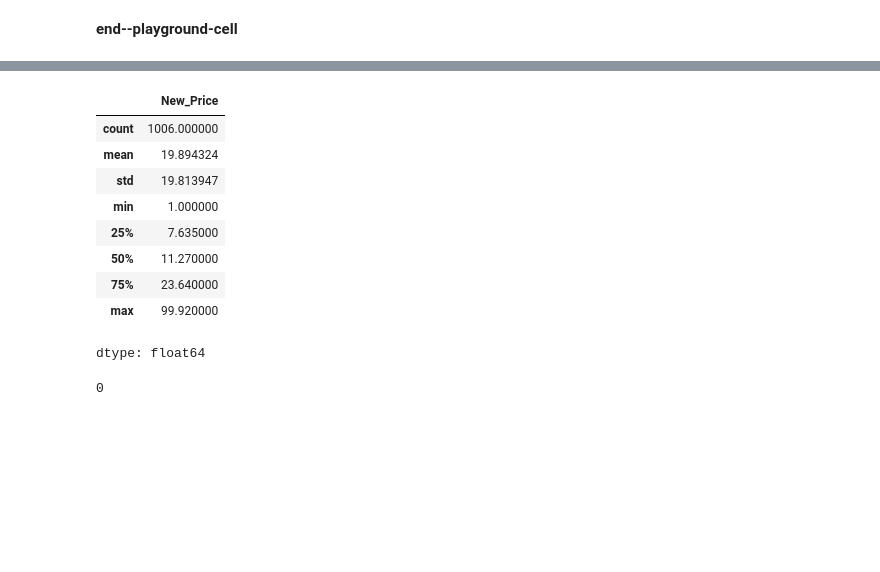
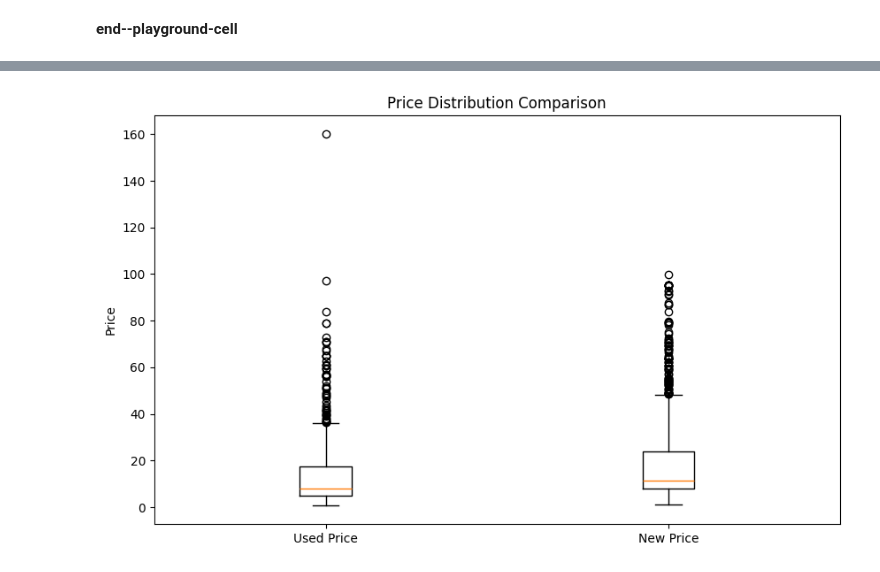
Before and after one commit to safakan/CCTB_repo_safak_atakan_celik, a Jupyter notebook: DEA113/Assignment4/Assignment4_EDA_Kaggle.ipynb, the cells around one changed output, grey strips where cells are left out. Drawn from its saved outputs; the diff is of its cells as text; code cells hidden in the pictures; blank space fills up the shorter version.

```diff
--- a/DEA113/Assignment4/Assignment4_EDA_Kaggle.ipynb
+++ b/DEA113/Assignment4/Assignment4_EDA_Kaggle.ipynb
@@ -166,17 +184,18 @@ plt.show()
-# %%
-new_prices
-# %% [output]
-|  | New_Price |
-| count | 1006.000000 |
-| mean | 19.894324 |
-| std | 19.813947 |
-| min | 1.000000 |
-| 25% | 7.635000 |
-| 50% | 11.270000 |
-| 75% | 23.640000 |
-| max | 99.920000 |
-dtype: float64
-# %%
-new_prices.isnull().sum()
-# %% [output]
-0
+# %%
+# Compare Used & New Prices
+new_prices = data["New_Price"].dropna().apply(lambda x: x.split(" ")[0]).astype(float)
+prices = data[data["New_Price"].notnull()]["Price"].dropna()
+
+# only keep records where both new prices and prices have values
+new_prices = new_prices[new_prices.index.isin(prices.index)]
+prices = prices[prices.index.isin(new_prices.index)]
+
+
+# box plot
+plt.figure(figsize=(10, 6))
+plt.boxplot([prices, new_prices], tick_labels=['Used Price', 'New Price'])
+plt.title('Price Distribution Comparison')
+plt.ylabel('Price')
+plt.show()
+# %% [output]
+[figure, added]
```
Also changed, not shown: parts of 17 cells of this notebook.
